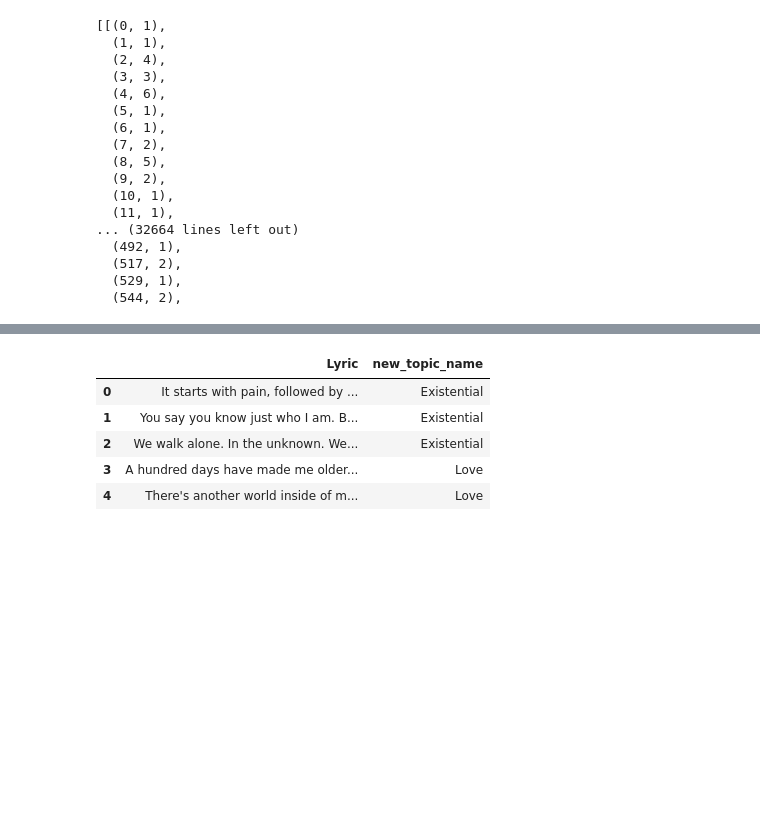
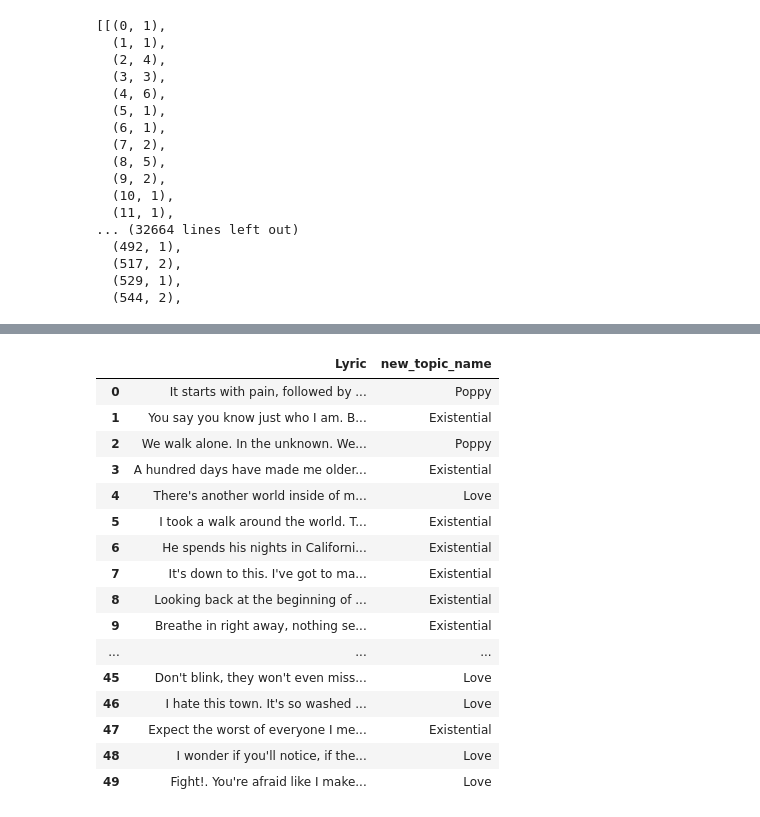
Before and after one commit to ttdsft15-Spotify/Spotify-Song-Suggester, a Jupyter notebook: python_notebooks/NearestNeighborsModel.ipynb, the cells around one changed output, grey strips where cells are left out. Saved outputs shown, nothing was run; the diff lists cells and outputs as text; code cells hidden in the pictures; blank space fills up the shorter version.

```diff
--- a/python_notebooks/NearestNeighborsModel.ipynb
+++ b/python_notebooks/NearestNeighborsModel.ipynb
@@ -463,10 +331,0 @@ df_merged["new_topic_name"] = df_merged["topic_id"].apply(lambda topic_id: topic
-# %%
-cols = ["Lyric", "new_topic_name"]
-df_merged[cols].head()
-# %% [output]
-|  | Lyric | new_topic_name |
-| 0 | It starts with pain, followed by ... | Existential |
-| 1 | You say you know just who I am. B... | Existential |
-| 2 | We walk alone. In the unknown. We... | Existential |
-| 3 | A hundred days have made me older... | Love |
-| 4 | There's another world inside of m... | Love |
@@ -472,0 +435,21 @@ df_merged[cols].head()
+# %%
+cols = ["Lyric", "new_topic_name"]
+df_merged[cols].head(50)
+# %% [output]
+|  | Lyric | new_topic_name |
+| 0 | It starts with pain, followed by ... | Poppy |
+| 1 | You say you know just who I am. B... | Existential |
+| 2 | We walk alone. In the unknown. We... | Poppy |
+| 3 | A hundred days have made me older... | Existential |
+| 4 | There's another world inside of m... | Love |
+| 5 | I took a walk around the world. T... | Existential |
+| 6 | He spends his nights in Californi... | Existential |
+| 7 | It's down to this. I've got to ma... | Existential |
+| 8 | Looking back at the beginning of ... | Existential |
+| 9 | Breathe in right away, nothing se... | Existential |
+| ... | ... | ... |
+| 45 | Don't blink, they won't even miss... | Love |
+| 46 | I hate this town. It's so washed ... | Love |
+| 47 | Expect the worst of everyone I me... | Existential |
+| 48 | I wonder if you'll notice, if the... | Love |
+| 49 | Fight!. You're afraid like I make... | Love |
```
Also changed, not shown: parts of 28 cells of this notebook, 1 other file.
